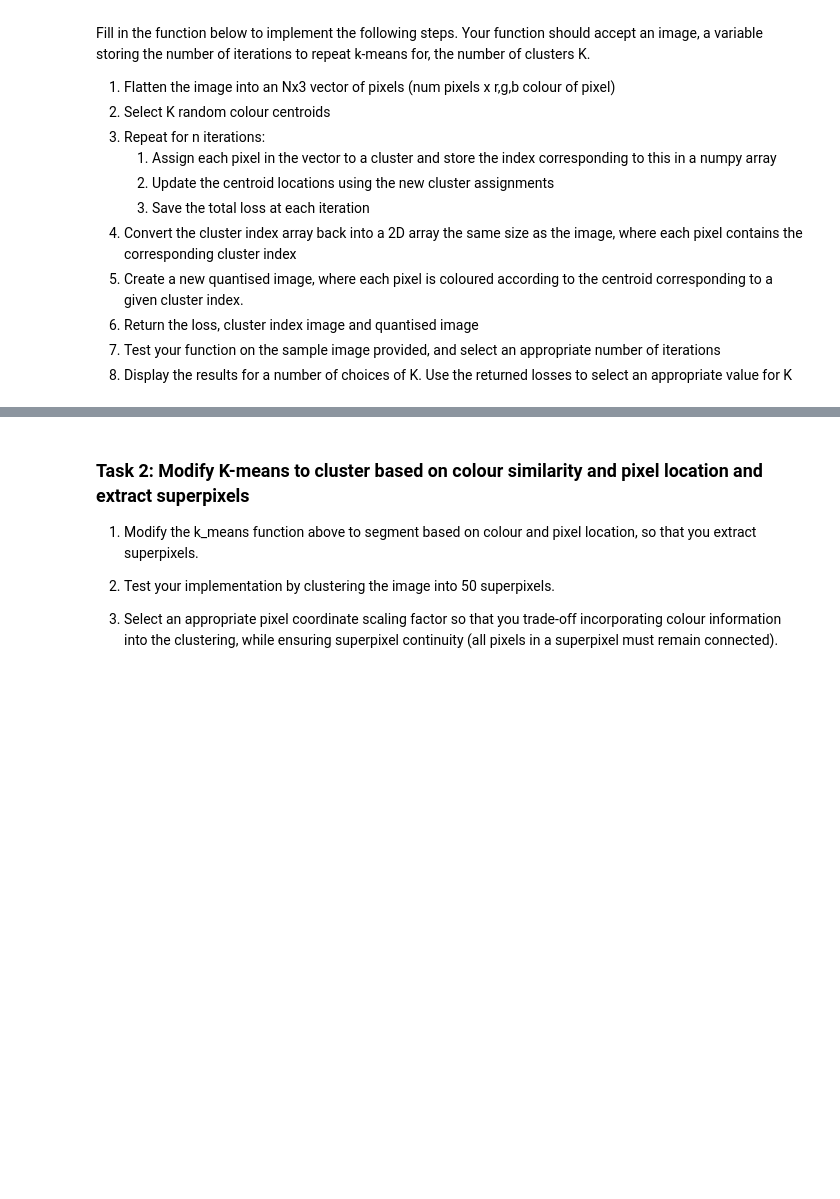
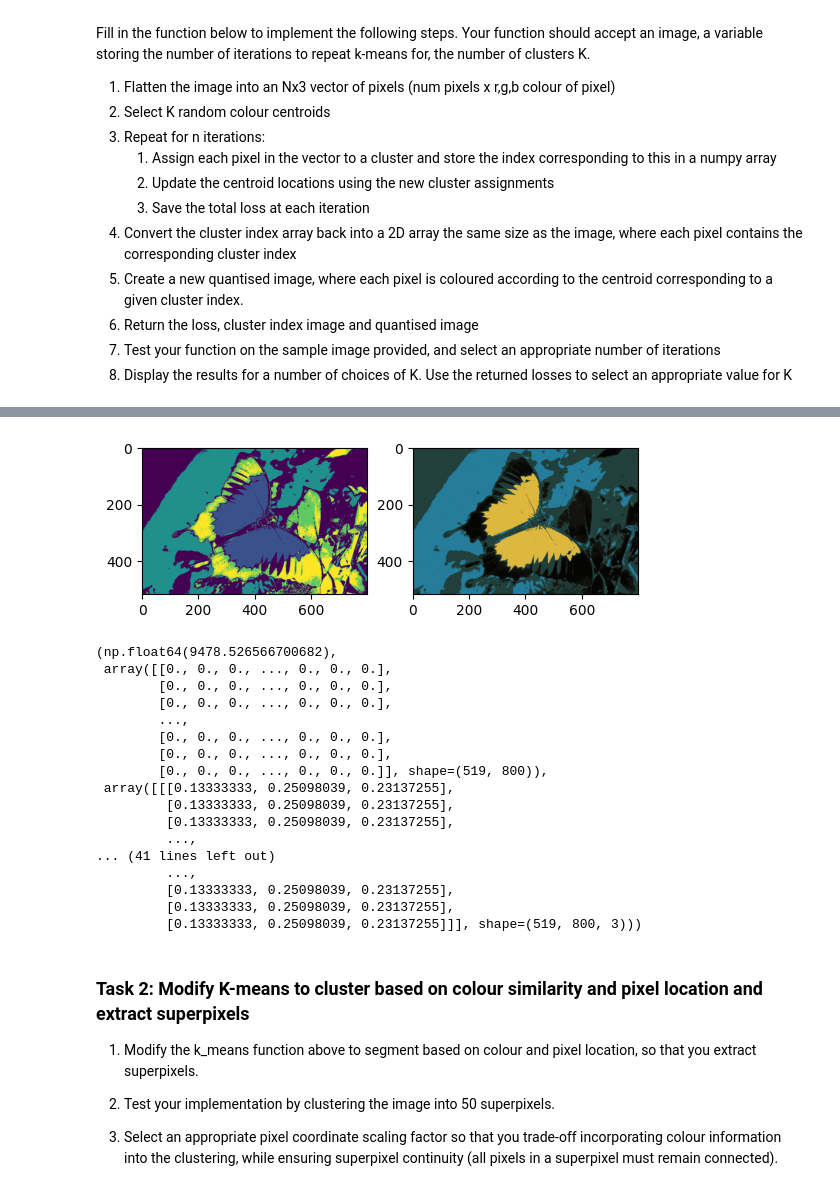
Before and after one commit to jame-slatta/ECE4076_2026, a Jupyter notebook: Lab03/Lab3_student_template.ipynb, the cells around one changed output, grey strips where cells are left out. Saved outputs shown, nothing was run; the diff lists cells and outputs as text; code cells hidden in the pictures; blank space fills up the shorter version.

```diff
--- a/Lab03/Lab3_student_template.ipynb
+++ b/Lab03/Lab3_student_template.ipynb
@@ -154,5 +156,25 @@ hello = kmeans(im)
 # %%
 # Select an appropriate value for K and use visualisations to show how you did this
+kmeans(im, 2, 5, False)
+# %% [output]
+[figure, added]
+(np.float64(9478.526566700682),
+ array([[0., 0., 0., ..., 0., 0., 0.],
+        [0., 0., 0., ..., 0., 0., 0.],
+        [0., 0., 0., ..., 0., 0., 0.],
+        ...,
+        [0., 0., 0., ..., 0., 0., 0.],
+        [0., 0., 0., ..., 0., 0., 0.],
+        [0., 0., 0., ..., 0., 0., 0.]], shape=(519, 800)),
+ array([[[0.13333333, 0.25098039, 0.23137255],
+         [0.13333333, 0.25098039, 0.23137255],
+         [0.13333333, 0.25098039, 0.23137255],
+         ...,
+... (41 lines left out)
+         ...,
+         [0.13333333, 0.25098039, 0.23137255],
+         [0.13333333, 0.25098039, 0.23137255],
+         [0.13333333, 0.25098039, 0.23137255]]], shape=(519, 800, 3)))
 # %% [markdown]
 ### Task 2: Modify K-means to cluster based on colour similarity and pixel location and extract superpixels
 
```
Also changed, not shown: parts of 7 cells of this notebook.
